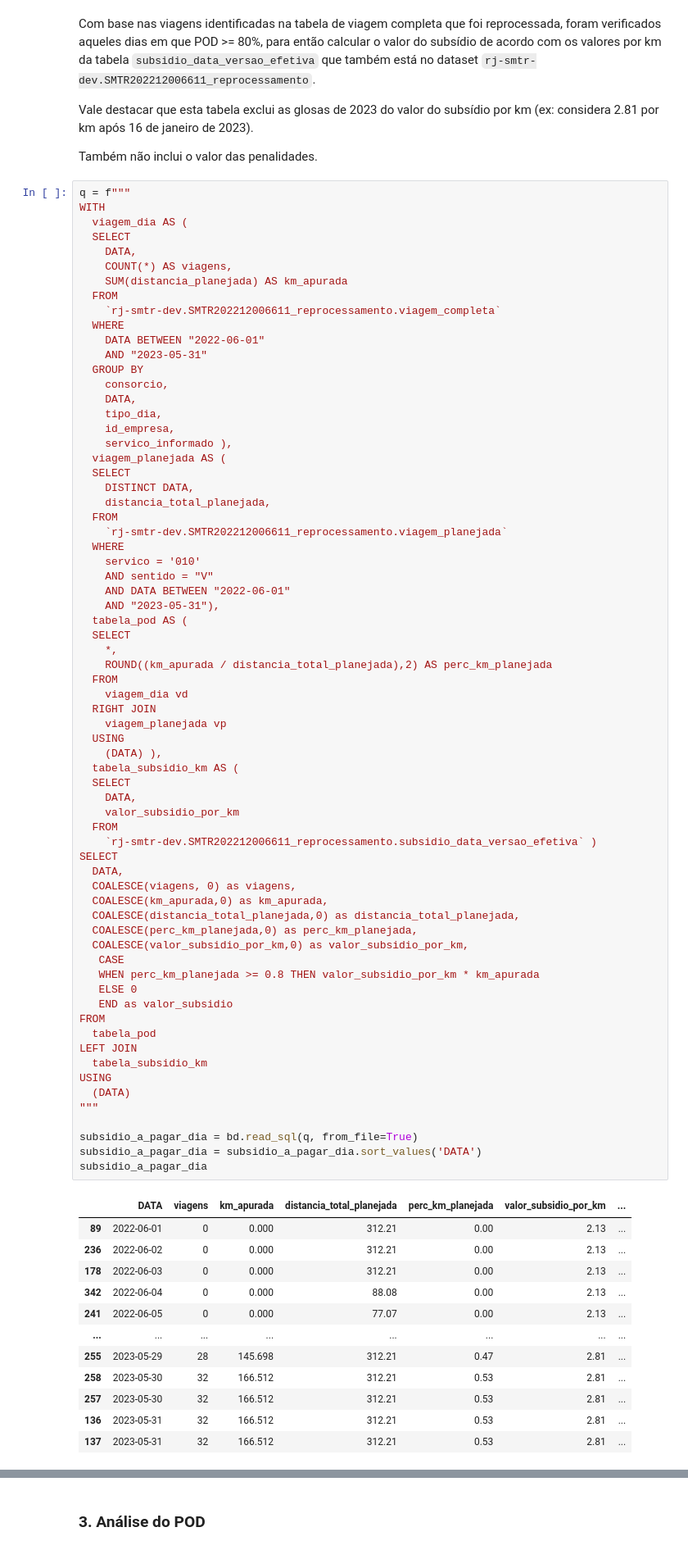
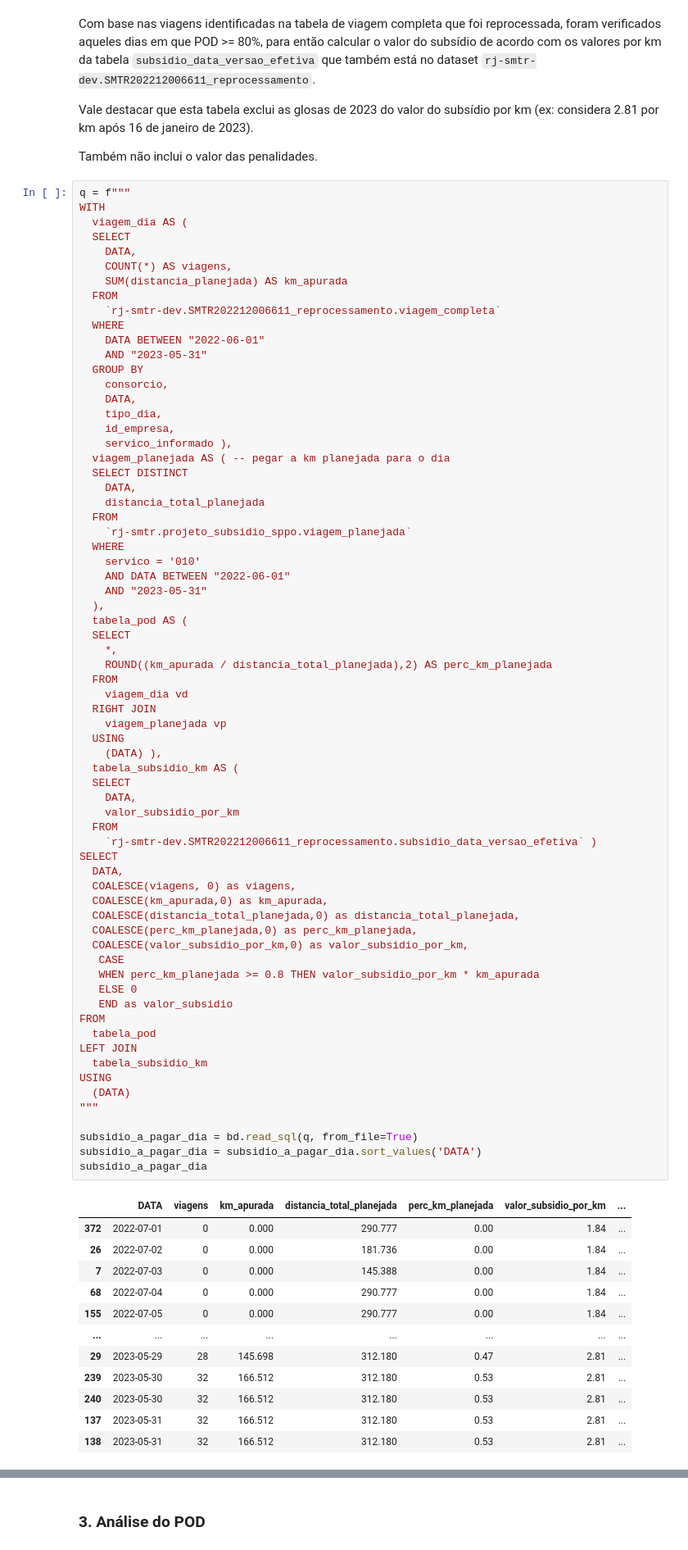
Before and after one commit to RJ-SMTR/subsidio_recursos, a Jupyter notebook: SMTR202212006611_010_2022-12-16/3_reprocessamento_010.ipynb, the cells around one changed output, grey strips where cells are left out. Shown at 82% size. Cells and saved outputs as stored; diff of their text form.

```diff
--- a/SMTR202212006611_010_2022-12-16/3_reprocessamento_010.ipynb
+++ b/SMTR202212006611_010_2022-12-16/3_reprocessamento_010.ipynb
@@ -265,17 +247,17 @@ WITH
     tipo_dia,
     id_empresa,
     servico_informado ),
-  viagem_planejada AS (
-  SELECT
-    DISTINCT DATA,
-    distancia_total_planejada,
+  viagem_planejada AS ( -- pegar a km planejada para o dia
+  SELECT DISTINCT
+    DATA,
+    distancia_total_planejada
   FROM
-    `rj-smtr-dev.SMTR202212006611_reprocessamento.viagem_planejada`
+    `rj-smtr.projeto_subsidio_sppo.viagem_planejada`
   WHERE
     servico = '010'
-    AND sentido = "V"
     AND DATA BETWEEN "2022-06-01"
-    AND "2023-05-31"),
+    AND "2023-05-31"
+  ),
   tabela_pod AS (
   SELECT
     *,
@@ -289,41 +271,41 @@ WITH
   tabela_subsidio_km AS (
   SELECT
     DATA,
     valor_subsidio_por_km
   FROM
     `rj-smtr-dev.SMTR202212006611_reprocessamento.subsidio_data_versao_efetiva` )
 SELECT
   DATA,
   COALESCE(viagens, 0) as viagens,
   COALESCE(km_apurada,0) as km_apurada,
   COALESCE(distancia_total_planejada,0) as distancia_total_planejada,
   COALESCE(perc_km_planejada,0) as perc_km_planejada,
   COALESCE(valor_subsidio_por_km,0) as valor_subsidio_por_km,
    CASE
    WHEN perc_km_planejada >= 0.8 THEN valor_subsidio_por_km * km_apurada
    ELSE 0
    END as valor_subsidio
 FROM
   tabela_pod
 LEFT JOIN
   tabela_subsidio_km
 USING
   (DATA)
 """
 
 subsidio_a_pagar_dia = bd.read_sql(q, from_file=True)
 subsidio_a_pagar_dia = subsidio_a_pagar_dia.sort_values('DATA')
 subsidio_a_pagar_dia
 # %% [output]
 |  | DATA | viagens | km_apurada | distancia_total_planejada | perc_km_planejada | valor_subsidio_por_km | ... |
-| 89 | 2022-06-01 | 0 | 0.000 | 312.21 | 0.00 | 2.13 | ... |
-| 236 | 2022-06-02 | 0 | 0.000 | 312.21 | 0.00 | 2.13 | ... |
-| 178 | 2022-06-03 | 0 | 0.000 | 312.21 | 0.00 | 2.13 | ... |
-| 342 | 2022-06-04 | 0 | 0.000 | 88.08 | 0.00 | 2.13 | ... |
-| 241 | 2022-06-05 | 0 | 0.000 | 77.07 | 0.00 | 2.13 | ... |
+| 372 | 2022-07-01 | 0 | 0.000 | 290.777 | 0.00 | 1.84 | ... |
+| 26 | 2022-07-02 | 0 | 0.000 | 181.736 | 0.00 | 1.84 | ... |
+| 7 | 2022-07-03 | 0 | 0.000 | 145.388 | 0.00 | 1.84 | ... |
+| 68 | 2022-07-04 | 0 | 0.000 | 290.777 | 0.00 | 1.84 | ... |
+| 155 | 2022-07-05 | 0 | 0.000 | 290.777 | 0.00 | 1.84 | ... |
 | ... | ... | ... | ... | ... | ... | ... | ... |
-| 255 | 2023-05-29 | 28 | 145.698 | 312.21 | 0.47 | 2.81 | ... |
-| 258 | 2023-05-30 | 32 | 166.512 | 312.21 | 0.53 | 2.81 | ... |
-| 257 | 2023-05-30 | 32 | 166.512 | 312.21 | 0.53 | 2.81 | ... |
-| 136 | 2023-05-31 | 32 | 166.512 | 312.21 | 0.53 | 2.81 | ... |
-| 137 | 2023-05-31 | 32 | 166.512 | 312.21 | 0.53 | 2.81 | ... |
+| 29 | 2023-05-29 | 28 | 145.698 | 312.180 | 0.47 | 2.81 | ... |
+| 239 | 2023-05-30 | 32 | 166.512 | 312.180 | 0.53 | 2.81 | ... |
+| 240 | 2023-05-30 | 32 | 166.512 | 312.180 | 0.53 | 2.81 | ... |
+| 137 | 2023-05-31 | 32 | 166.512 | 312.180 | 0.53 | 2.81 | ... |
+| 138 | 2023-05-31 | 32 | 166.512 | 312.180 | 0.53 | 2.81 | ... |
```
Also changed, not shown: parts of 14 cells of this notebook, 4 other files.
